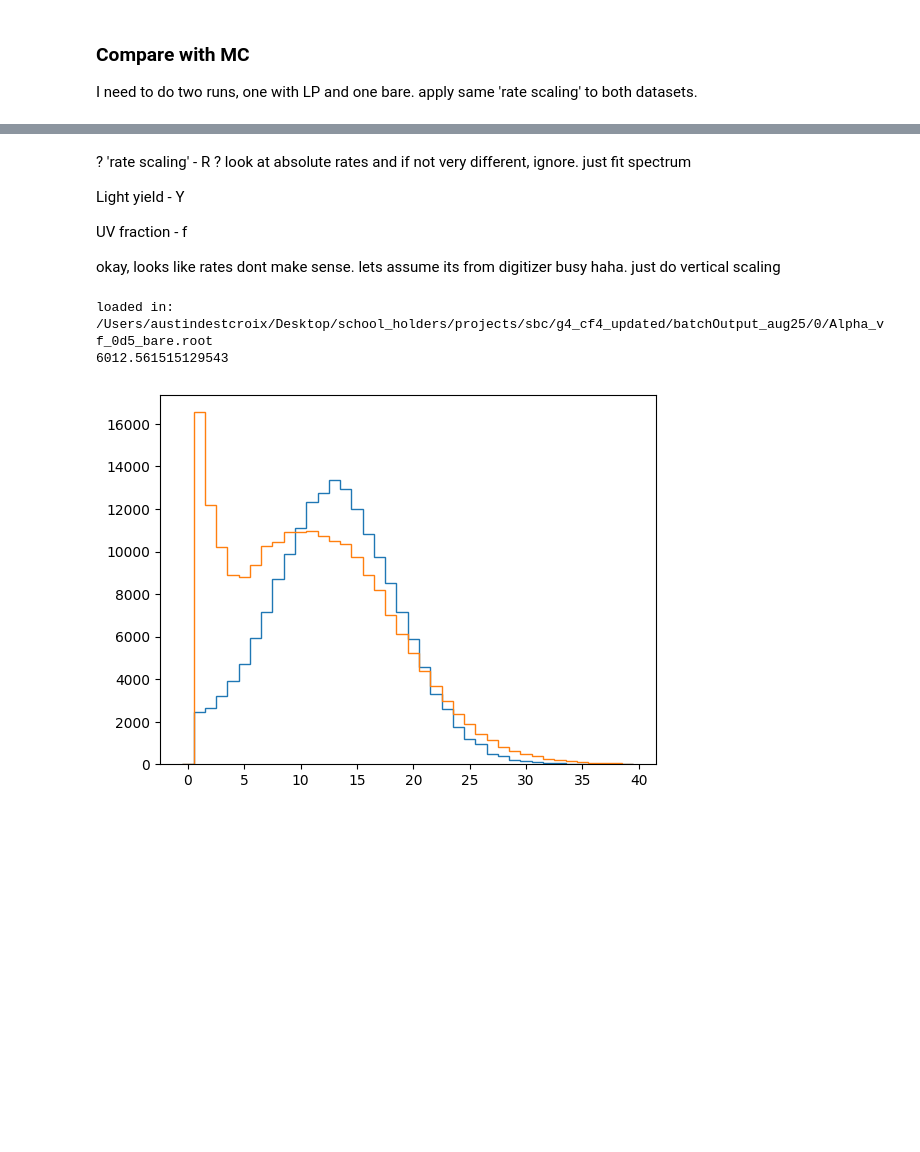
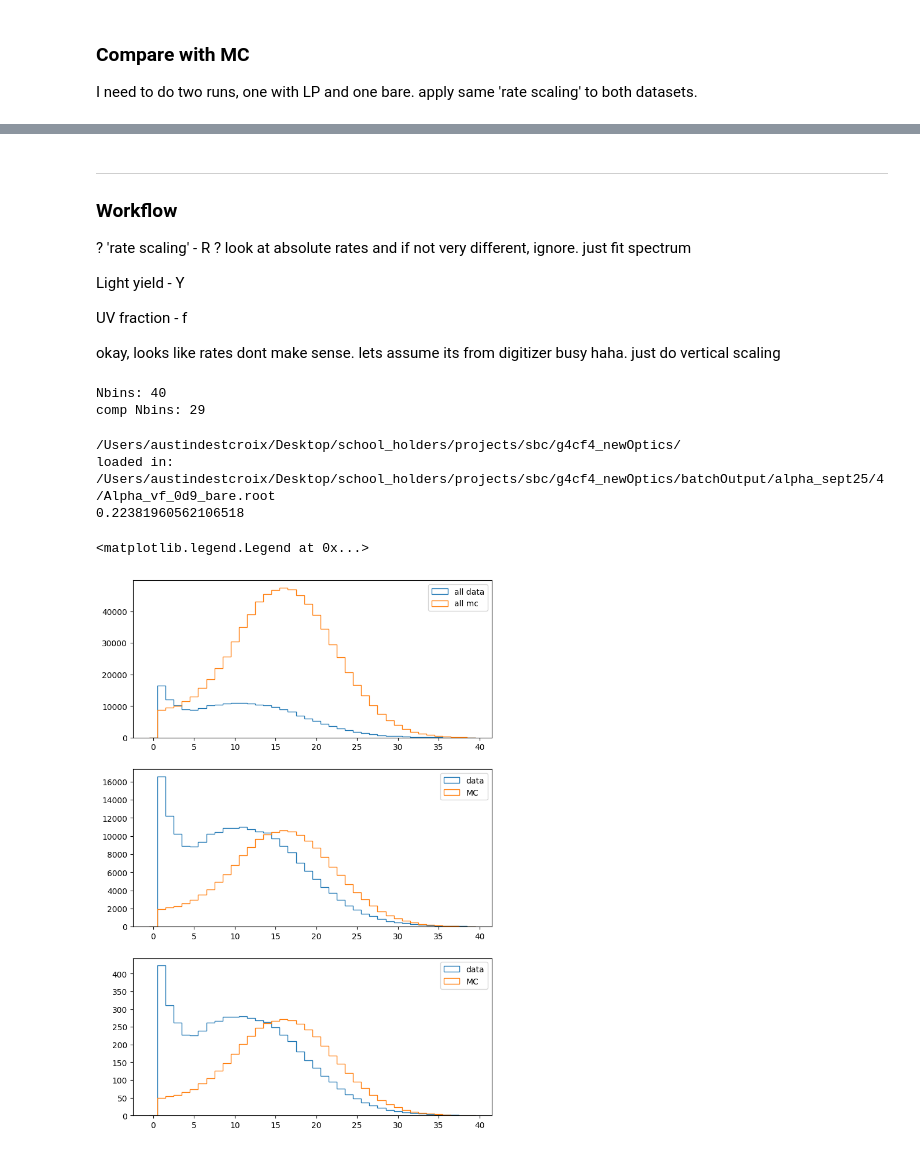
Before and after one commit to austindsc/cf4_analysisPipeline, a Jupyter notebook: comp2/c2_alphas_liq1.ipynb, the cells around one changed output, grey strips where cells are left out. Cells and saved outputs as stored; diff of their text form; code cells hidden in the pictures; blank space fills up the shorter version.

```diff
--- a/comp2/c2_alphas_liq1.ipynb
+++ b/comp2/c2_alphas_liq1.ipynb
@@ -150,4 +151,6 @@ plt.show()
 # %% [markdown]
+---
+### Workflow
 ? 'rate scaling' - R ?
 look at absolute rates and if not very different, ignore. just fit spectrum
 
@@ -156,39 +159,75 @@ Light yield - Y
 UV fraction - f
 
 okay, looks like rates dont make sense. lets assume its from digitizer busy haha. just do vertical scaling
+# %%
+## usually use config.json file to organize all this
+class storeConfig:
+  pass
+conf = storeConfig()
+conf.NCA = 0.17
+conf.binLow = -0.5
+conf.binHigh = 39.5
+conf.binWidth = 1.0
+conf.Nbins = int((conf.binHigh - conf.binLow) / conf.binWidth)
+print(f"Nbins: {conf.Nbins}")
+
+## fitting ranges
+conf.rangeLow = 6
+conf.rangeHigh = 35
+conf.compNbins = int((conf.rangeHigh - conf.rangeLow) / conf.binWidth)
+print(f"comp Nbins: {conf.compNbins}")
+# %% [output]
+Nbins: 40
+comp Nbins: 29
 # %%
 ## load in MC data, compare to data
 g4BasePath = os.environ.get("CF4G4")
+print(g4BasePath)
 sys.path.append(g4BasePath + "/Batch/helpers")
 import G4_runClasses as g4rc
 import Comparator as g4comp
-g4Path = g4BasePath + "/batchOutput_aug25"
+g4Path = g4BasePath + "batchOutput/alpha_sept25"
 
+## controlling the bins ##
+binsDict = {"nbins": conf.Nbins, "low": 5, "high": conf.binHigh}
+compBinsDict = {"firstBin": conf.rangeLow, "lastBin": conf.rangeHigh, "nbins": conf.compNbins, "mode":"x"}
 
-binsDict = {"nbins": conf.Nbins, "low": conf.binLow, "high": conf.binHigh}
+## load MC data
+mcBare_test = g4rc.FullMCRun(macName = g4Path+"/4/Alpha_vf_0d9_bare")
+# mcBare_test.doCAcorrection_GeometricMC(nCA = conf.NCA)
 
-## load MC
-mcBare_test = g4rc.FullMCRun(macName = g4Path+"/0/Alpha_vf_0d5_bare")
-mcBare_test.doCAcorrection_GeometricMC(nCA = conf.NCA)
+## these should have same bin sizes
+mcBare_test.setup_forComparison(Nbins = conf.Nbins, lowRange=conf.binLow, maxRange = conf.binHigh, variable = "mNPE")
+rcBare.setup_forComparison_np(Nbins = conf.Nbins, lowRange=conf.binLow, maxRange = conf.binHigh, qvar=QVAR_USE, peCut=PECUTVALUE)
 
-## setup bins for comparison (same bins)
-mcBare_test.setup_forComparison(Nbins = conf.Nbins, lowRange=conf.binLow, maxRange = conf.binHigh)
-rcBare.setup_forComparison_np(binArgs = binsDict, qvar=QVAR_USE)
+## plotting
+fig, (ax1, ax2, ax3) = plt.subplots(3, 1, figsize=(8, 12))
 
+ax1.hist(rcBare.mBinX, bins = rcBare.mBin_edges, weights = rcBare.mBin_rawCounts, histtype="step", label = "all data")
+ax1.hist(mcBare_test.mBinX, bins = mcBare_test.mBin_Edges, weights = mcBare_test.mRaw_Counts, histtype="step", label = "all mc")
+ax1.legend()
+
+## build rc mc pair
 testPair = g4comp.rcMCpair(rcBare, mcBare_test)
-testPair.SetBinRanges(5, 40)
+testPair.SetBinRanges(firstBin = conf.rangeLow, lastBin = conf.rangeHigh, mode="x")
 
-scaleMC = testPair.GuessScaling()
+# ## guess the rate scaling
+scaleMC = testPair.GuessScaling() * testPair.GetPrefac()
 print(scaleMC)
 
-## plotting
-mcPrefac = scaleMC * rcBare.GetRunTime() / mcBare_test.Nbeam
-# mcPrefac = scaleMC / mcBare_test.Nbeam
-# plt.hist(rcBare.mBinX, bins = rcBare.mBin_edges, weights = rcBare.mBin_rate, histtype="step", label = "MC");
+# scaleMC = fixRcMc.GetPrefac() * fixRcMcPair.GuessScaling()
+# ## plotting ##
+ax2.hist(rcBare.mBinX, bins = rcBare.mBin_edges, weights = rcBare.mBin_rawCounts, histtype="step", label = "data");
+ax2.hist(mcBare_test.mBinX, bins = mcBare_test.mBin_Edges, weights = scaleMC * mcBare_test.mRaw_Counts, histtype="step", label = "MC");
 
-plt.hist(mcBare_test.mBinX, bins = mcBare_test.mBin_Edges, weights = mcPrefac * mcBare_test.mRaw_Counts, histtype="step", label = "Data");
-plt.hist(rcBare.mBinX, bins = rcBare.mBin_edges, weights = rcBare.mBin_rawCounts, histtype="step", label = "MC");
+ax2.legend()
+
+ax3.hist(rcBare.mBinX, bins = rcBare.mBin_edges, weights = rcBare.mBin_rate, histtype="step", label = "data");
+ax3.hist(mcBare_test.mBinX, bins = mcBare_test.mBin_Edges, weights = mcBare_test.mRaw_Counts * scaleMC / rcBare.GetRunTime(), histtype="step", label = "MC");
+ax3.legend()
 # %% [output]
-loaded in: /Users/austindestcroix/Desktop/school_holders/projects/sbc/g4_cf4_updated/batchOutput_aug25/0/Alpha_vf_0d5_bare.root
-6012.561515129543
+/Users/austindestcroix/Desktop/school_holders/projects/sbc/g4cf4_newOptics/
+loaded in: /Users/austindestcroix/Desktop/school_holders/projects/sbc/g4cf4_newOptics/batchOutput/alpha_sept25/4/Alpha_vf_0d9_bare.root
+0.22381960562106518
+<matplotlib.legend.Legend at 0x...>
-[figure, old version]
+[figure, new version]
```
Also changed, not shown: parts of 12 cells of this notebook, 8 other files.
